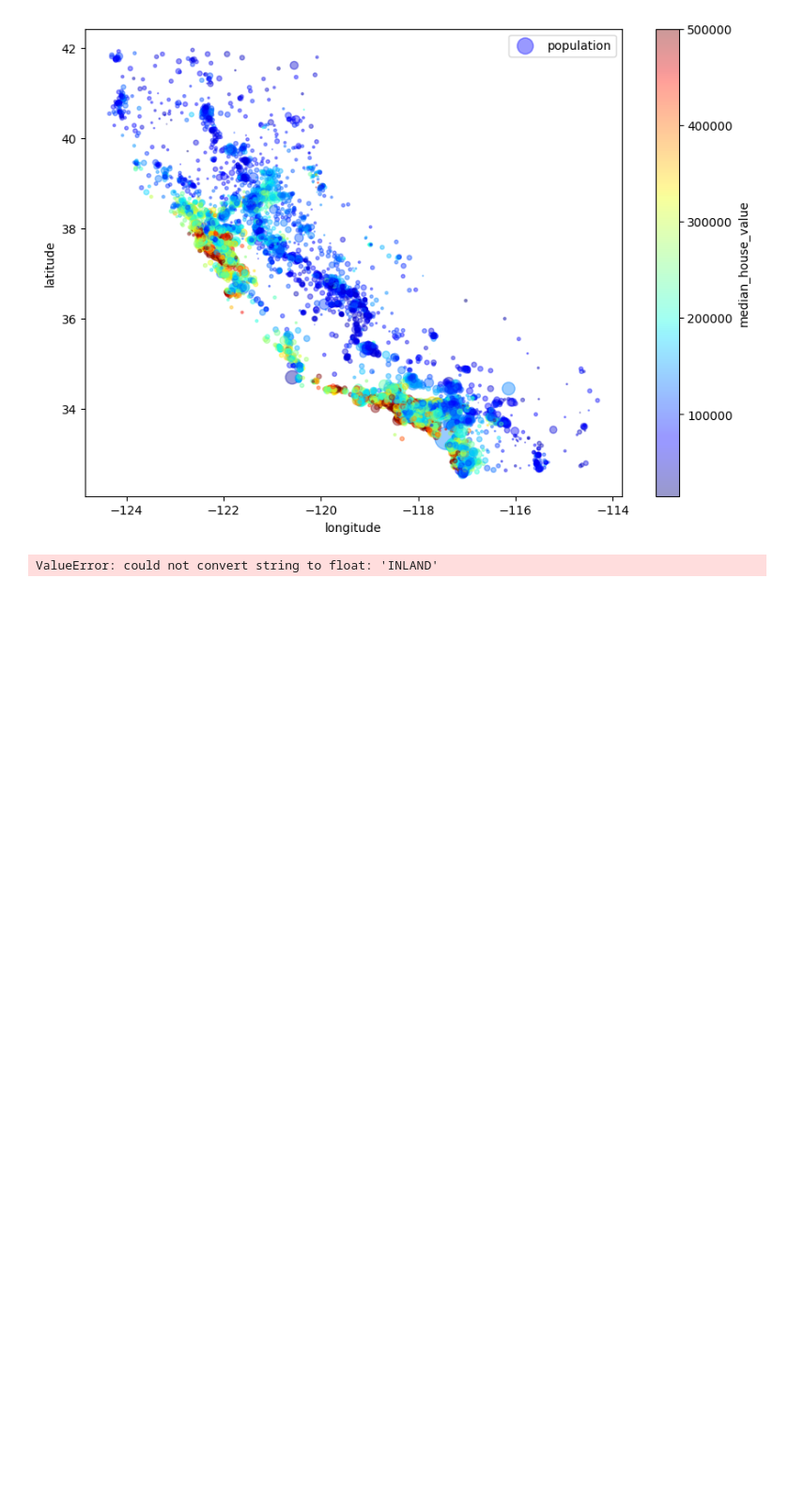
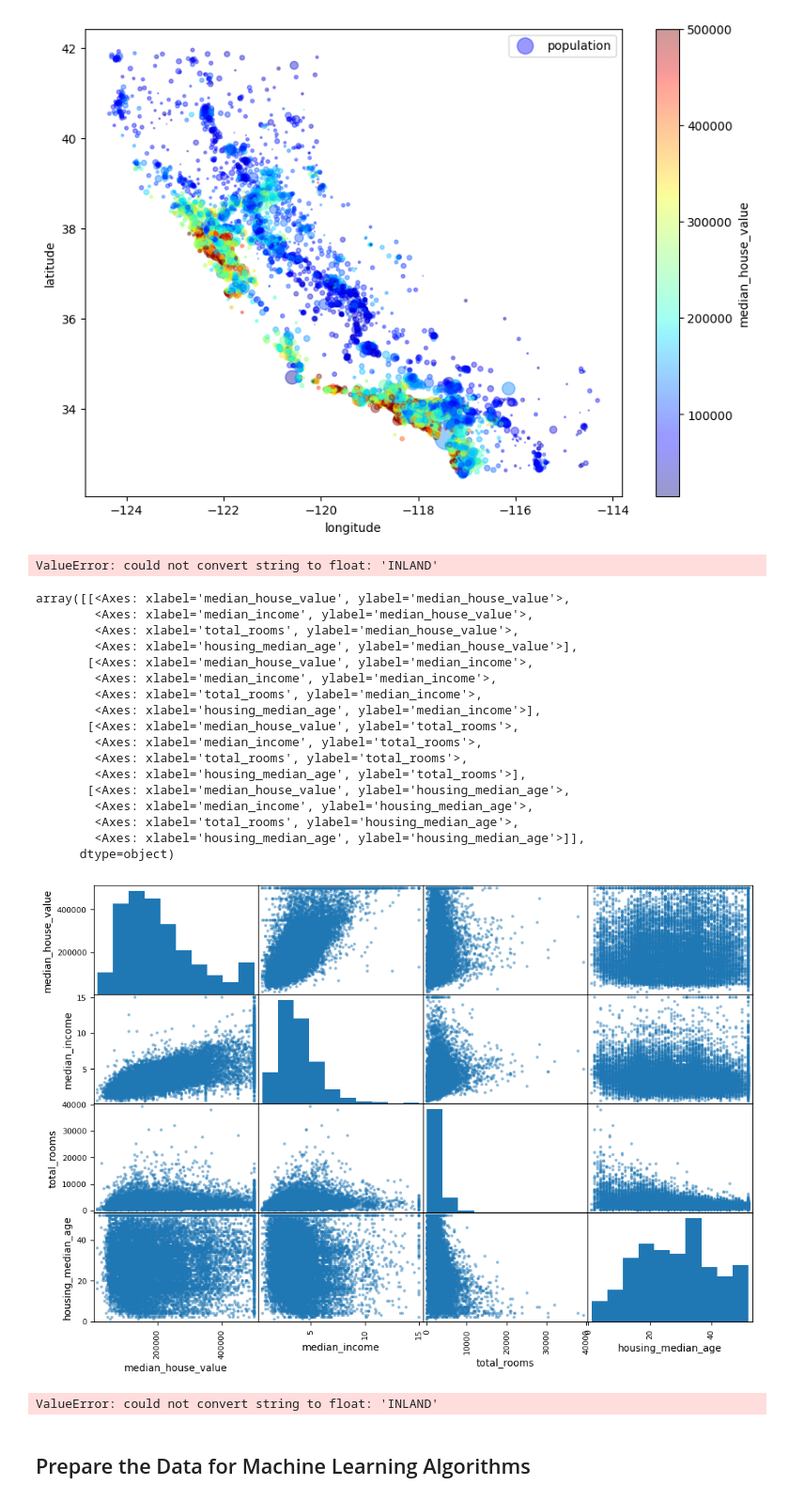
Before and after one commit to prashtata/homl-tensorflow, a Jupyter notebook: pipeline.ipynb, the cells around one changed output. Shown at 94% size. Cells and saved outputs as stored; diff of their text form; code cells hidden in the pictures; blank space fills up the shorter version.

```diff
--- a/pipeline.ipynb
+++ b/pipeline.ipynb
@@ -171,2 +172,37 @@ corr_matrix = housing.corr()
 # %% [output]
 ValueError: could not convert string to float: 'INLAND'
+# %%
+from pandas.plotting import scatter_matrix
+attributes = ["median_house_value", "median_income", "total_rooms",
+              "housing_median_age"]
+scatter_matrix(housing[attributes], figsize=(12, 8))
+# %% [output]
+array([[<Axes: xlabel='median_house_value', ylabel='median_house_value'>,
+        <Axes: xlabel='median_income', ylabel='median_house_value'>,
+        <Axes: xlabel='total_rooms', ylabel='median_house_value'>,
+        <Axes: xlabel='housing_median_age', ylabel='median_house_value'>],
+       [<Axes: xlabel='median_house_value', ylabel='median_income'>,
+        <Axes: xlabel='median_income', ylabel='median_income'>,
+        <Axes: xlabel='total_rooms', ylabel='median_income'>,
+        <Axes: xlabel='housing_median_age', ylabel='median_income'>],
+       [<Axes: xlabel='median_house_value', ylabel='total_rooms'>,
+        <Axes: xlabel='median_income', ylabel='total_rooms'>,
+        <Axes: xlabel='total_rooms', ylabel='total_rooms'>,
+        <Axes: xlabel='housing_median_age', ylabel='total_rooms'>],
+       [<Axes: xlabel='median_house_value', ylabel='housing_median_age'>,
+        <Axes: xlabel='median_income', ylabel='housing_median_age'>,
+        <Axes: xlabel='total_rooms', ylabel='housing_median_age'>,
+        <Axes: xlabel='housing_median_age', ylabel='housing_median_age'>]],
+      dtype=object)
+[figure, added]
+# %%
+housing["rooms_per_household"] = housing["total_rooms"]/housing["households"]
+housing["bedrooms_per_room"] = housing["total_bedrooms"]/housing["total_rooms"]
+housing["population_per_household"]=housing["population"]/housing["households"]
+
+corr_matrix = housing.corr()
+corr_matrix["median_house_value"].sort_values(ascending=False)
+# %% [output]
+ValueError: could not convert string to float: 'INLAND'
+# %% [markdown]
+## Prepare the Data for Machine Learning Algorithms
```
Also changed, not shown: parts of 33 cells of this notebook.
